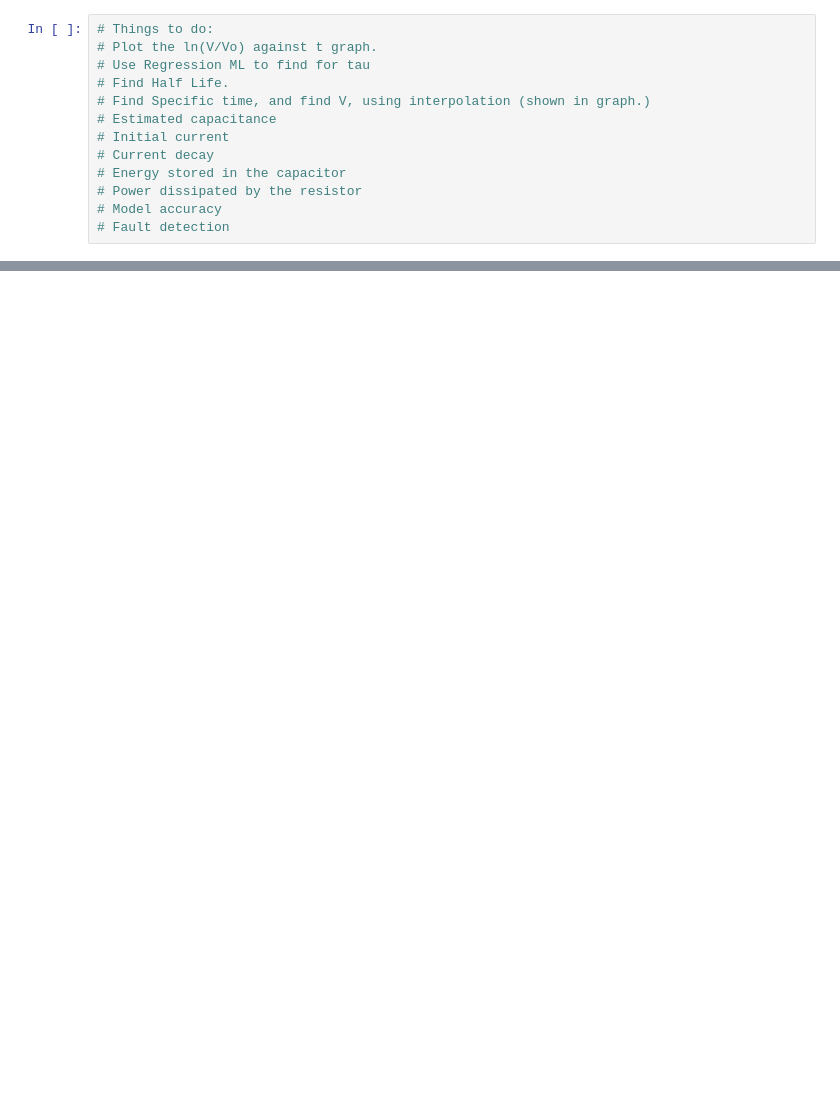
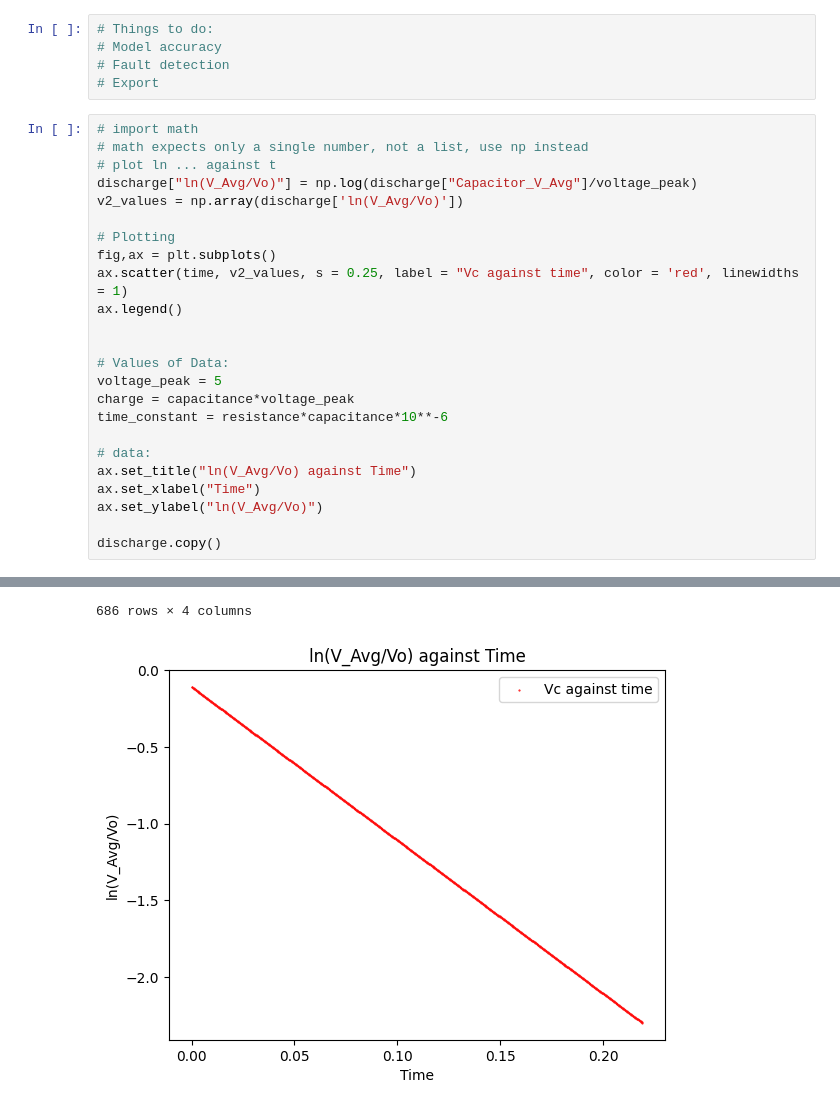
Before and after one commit to Basil1361/Discharge-Capacitance, a Jupyter notebook: Editor.ipynb, the cells around one changed output, grey strips where cells are left out. Drawn from its saved outputs; the diff is of its cells as text; blank space fills up the shorter version.

```diff
--- a/Editor.ipynb
+++ b/Editor.ipynb
@@ -77,13 +61,30 @@ Text(0, 0.5, 'Vc')
 # %%
 # Things to do:
-# Plot the ln(V/Vo) against t graph.
-# Use Regression ML to find for tau
-# Find Half Life.
-# Find Specific time, and find V, using interpolation (shown in graph.)
-# Estimated capacitance
-# Initial current
-# Current decay
-# Energy stored in the capacitor
-# Power dissipated by the resistor
 # Model accuracy
 # Fault detection
+# Export
+# %%
+# import math
+# math expects only a single number, not a list, use np instead
+# plot ln ... against t
+discharge["ln(V_Avg/Vo)"] = np.log(discharge["Capacitor_V_Avg"]/voltage_peak)
+v2_values = np.array(discharge['ln(V_Avg/Vo)'])
+
+# Plotting
+fig,ax = plt.subplots()
+ax.scatter(time, v2_values, s = 0.25, label = "Vc against time", color = 'red', linewidths = 1)
+ax.legend()
+
+
+# Values of Data:
+voltage_peak = 5
+charge = capacitance*voltage_peak
+time_constant = resistance*capacitance*10**-6
+
+# data:
+ax.set_title("ln(V_Avg/Vo) against Time")
+ax.set_xlabel("Time")
+ax.set_ylabel("ln(V_Avg/Vo)")
+
+discharge.copy()
+# %% [output]
@@ -89,0 +103,2 @@ Text(0, 0.5, 'Vc')
+686 rows × 4 columns
+[figure, added]
```
Also changed, not shown: parts of 9 cells of this notebook.
